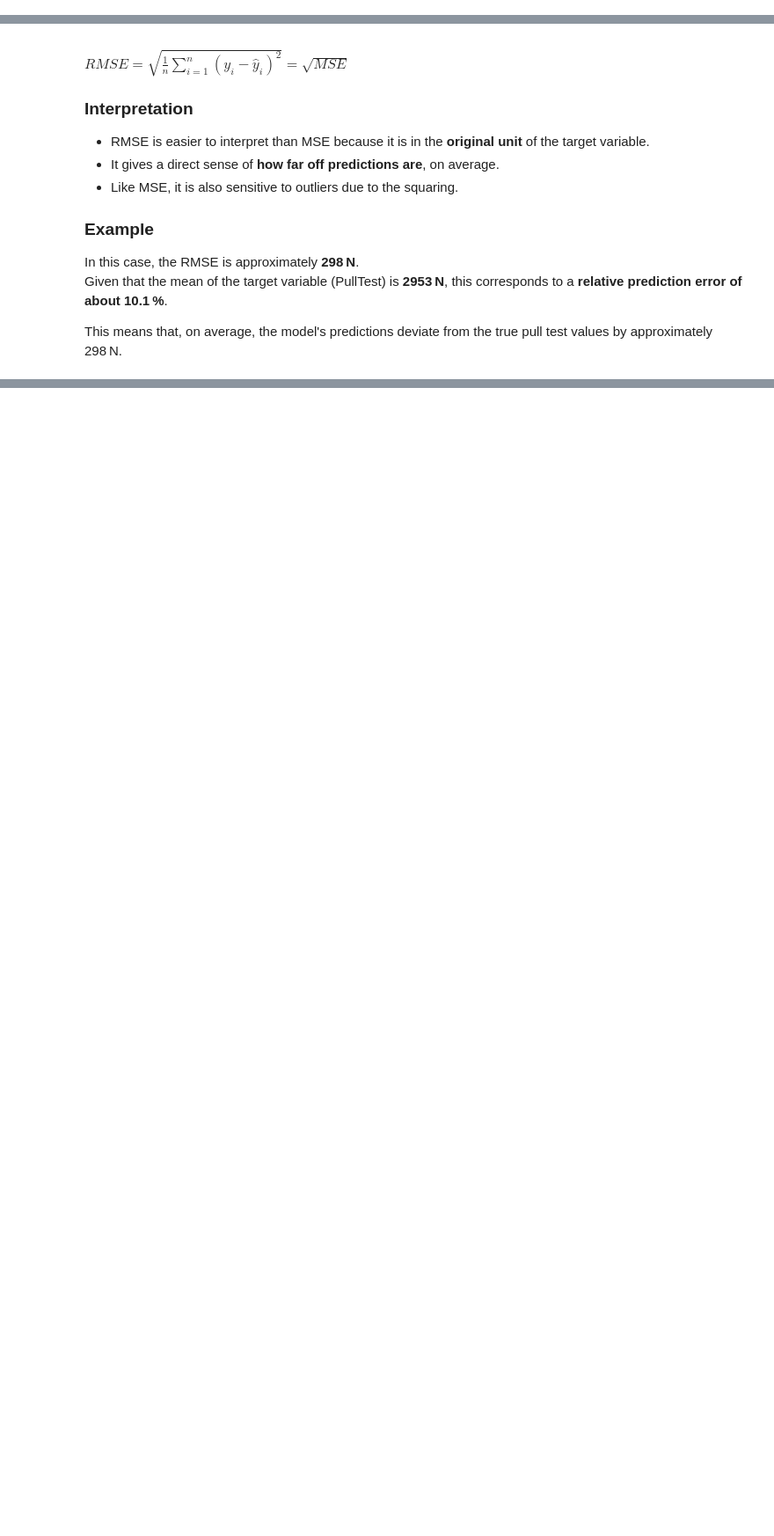
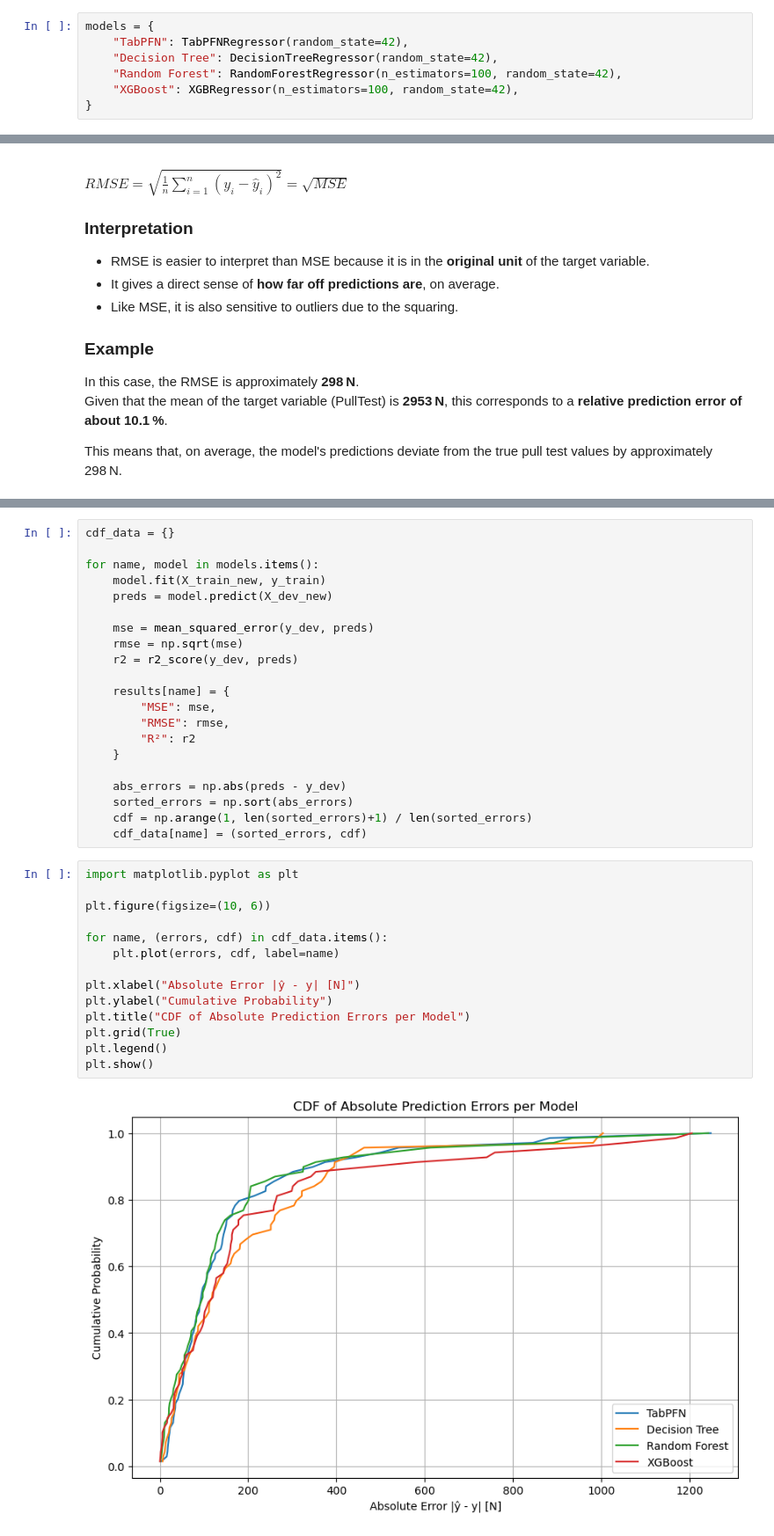
Before and after one commit to SamuelRusch/tabpfn-industrial-eval, a Jupyter notebook: welding_tabpfn.ipynb, the cells around one changed output, grey strips where cells are left out. Shown: that part at 88% size. Cells and saved outputs as stored; diff of their text form; blank space fills up the shorter version.

Commit message:
Comparing to other Models

```diff
--- a/welding_tabpfn.ipynb
+++ b/welding_tabpfn.ipynb
@@ -0,0 +10,7 @@
+# %%
+models = {
+    "TabPFN": TabPFNRegressor(random_state=42),
+    "Decision Tree": DecisionTreeRegressor(random_state=42),
+    "Random Forest": RandomForestRegressor(n_estimators=100, random_state=42),
+    "XGBoost": XGBRegressor(n_estimators=100, random_state=42),
+}
@@ -122,0 +167,37 @@ This means that, on average, the model's predictions deviate from the true pull
+# %%
+cdf_data = {}
+
+for name, model in models.items():
+    model.fit(X_train_new, y_train)
+    preds = model.predict(X_dev_new)
+
+    mse = mean_squared_error(y_dev, preds)
+    rmse = np.sqrt(mse)
+    r2 = r2_score(y_dev, preds)
+
+    results[name] = {
+        "MSE": mse,
+        "RMSE": rmse,
+        "R²": r2
+    }
+
+    abs_errors = np.abs(preds - y_dev)
+    sorted_errors = np.sort(abs_errors)
+    cdf = np.arange(1, len(sorted_errors)+1) / len(sorted_errors)
+    cdf_data[name] = (sorted_errors, cdf)
+# %%
+import matplotlib.pyplot as plt
+
+plt.figure(figsize=(10, 6))
+
+for name, (errors, cdf) in cdf_data.items():
+    plt.plot(errors, cdf, label=name)
+
+plt.xlabel("Absolute Error |ŷ - y| [N]")
+plt.ylabel("Cumulative Probability")
+plt.title("CDF of Absolute Prediction Errors per Model")
+plt.grid(True)
+plt.legend()
+plt.show()
+# %% [output]
+[figure, added]
```
Also changed, not shown: parts of 5 cells of this notebook.
